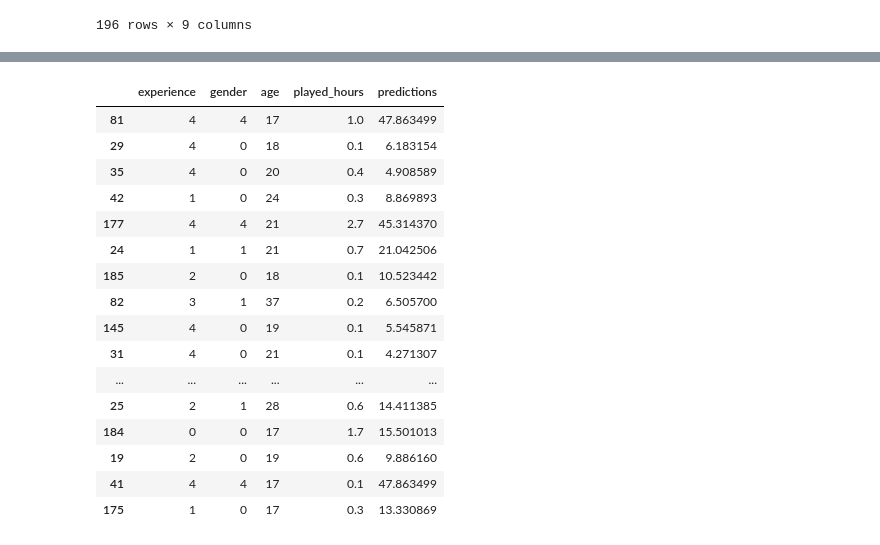
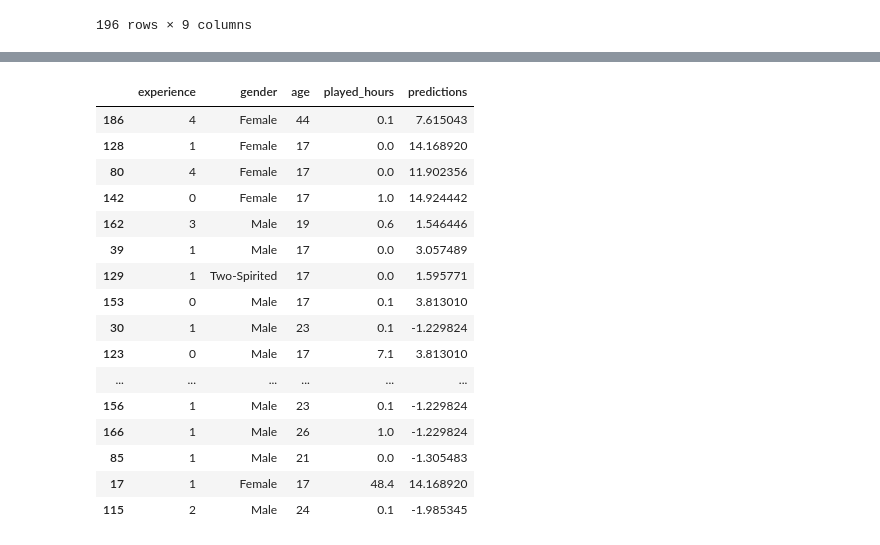
Before and after one commit to mayubi7/dsci-100-project, a Jupyter notebook: dsci_100_fin_project.ipynb, the cells around one changed output, grey strips where cells are left out. Drawn from its saved outputs; the diff is of its cells as text; code cells hidden in the pictures.

```diff
--- a/dsci_100_fin_project.ipynb
+++ b/dsci_100_fin_project.ipynb
@@ -21,5 +57,6 @@ set_config(transform_output="pandas")
 # %%
-players = pd.read_csv("players.csv")
+url = "https://drive.google.com/uc?id=1Mw9vW0hjTJwRWx0bDXiSpYsO3gKogaPz"
+players = pd.read_csv(url)
 players
 # %% [output]
 |  | experience | subscribe | hashedEmail | played_hours | name | gender | age | individualId | ... |
@@ -80,9 +78,10 @@ players_filtered
 # %%
+players_filtered = players.loc[players["gender"]!="Prefer not to say", ["experience", "gender", "age", "played_hours"]]
 players_filtered["experience"] = players_filtered["experience"].replace({
-    "Pro" : 0,
+    "Beginner" : 0,
     "Amateur" : 1,
     "Regular" : 2,
-    "Beginner": 3,
+    "Pro": 3,
     "Veteran": 4,
 })
 players_filtered
@@ -103,10 +167,14 @@ players_filtered
 # %%
 play_preprocessor = make_column_transformer(
-    (StandardScaler(), ["experience", "gender", "age"]),
-    verbose_feature_names_out=False,
+    (KBinsDiscretizer(n_bins=4), ["age"]),
+    (OneHotEncoder(handle_unknown="ignore", sparse_output=False), ["gender"]),
+    remainder="passthrough",
+    verbose_feature_names_out=False
 )
 play_preprocessor
 
-players_scaled = play_preprocessor.fit_transform(players_filtered)
-players_scaled
+players_scaled = play_preprocessor.fit_transform(X_train_play)
+feature_names = play_preprocessor.get_feature_names_out()
+X_train_enc_df = pd.DataFrame(players_scaled, columns = feature_names)
+X_train_enc_df
 # %% [output]
@@ -153,3 +204,3 @@ y_test_play = players_testing["played_hours"]
 # %%
-players_fit = lm.fit(X_train_play, y_train_play)
-players_fit
+pipe = make_pipeline(play_preprocessor, LinearRegression())
+lm_fit = pipe.fit(X_train_play, y_train_play)
@@ -199,22 +267,22 @@ train_pred
 # %%
 #Testing set
-test_pred = players_testing.assign(predictions=lm_fit.predict(X_test_play))
+test_pred = players_testing.assign(predictions=pipe.predict(X_test_play))
 test_pred
 # %% [output]
 |  | experience | gender | age | played_hours | predictions |
-| 81 | 4 | 4 | 17 | 1.0 | 47.863499 |
-| 29 | 4 | 0 | 18 | 0.1 | 6.183154 |
-| 35 | 4 | 0 | 20 | 0.4 | 4.908589 |
-| 42 | 1 | 0 | 24 | 0.3 | 8.869893 |
-| 177 | 4 | 4 | 21 | 2.7 | 45.314370 |
-| 24 | 1 | 1 | 21 | 0.7 | 21.042506 |
-| 185 | 2 | 0 | 18 | 0.1 | 10.523442 |
-| 82 | 3 | 1 | 37 | 0.2 | 6.505700 |
-| 145 | 4 | 0 | 19 | 0.1 | 5.545871 |
-| 31 | 4 | 0 | 21 | 0.1 | 4.271307 |
+| 186 | 4 | Female | 44 | 0.1 | 7.615043 |
+| 128 | 1 | Female | 17 | 0.0 | 14.168920 |
+| 80 | 4 | Female | 17 | 0.0 | 11.902356 |
+| 142 | 0 | Female | 17 | 1.0 | 14.924442 |
+| 162 | 3 | Male | 19 | 0.6 | 1.546446 |
+| 39 | 1 | Male | 17 | 0.0 | 3.057489 |
+| 129 | 1 | Two-Spirited | 17 | 0.0 | 1.595771 |
+| 153 | 0 | Male | 17 | 0.1 | 3.813010 |
+| 30 | 1 | Male | 23 | 0.1 | -1.229824 |
+| 123 | 0 | Male | 17 | 7.1 | 3.813010 |
 | ... | ... | ... | ... | ... | ... |
-| 25 | 2 | 1 | 28 | 0.6 | 14.411385 |
-| 184 | 0 | 0 | 17 | 1.7 | 15.501013 |
-| 19 | 2 | 0 | 19 | 0.6 | 9.886160 |
-| 41 | 4 | 4 | 17 | 0.1 | 47.863499 |
-| 175 | 1 | 0 | 17 | 0.3 | 13.330869 |
+| 156 | 1 | Male | 23 | 0.1 | -1.229824 |
+| 166 | 1 | Male | 26 | 1.0 | -1.229824 |
+| 85 | 1 | Male | 21 | 0.0 | -1.305483 |
+| 17 | 1 | Female | 17 | 48.4 | 14.168920 |
+| 115 | 2 | Male | 24 | 0.1 | -1.985345 |
```
Also changed, not shown: parts of 39 cells of this notebook.
